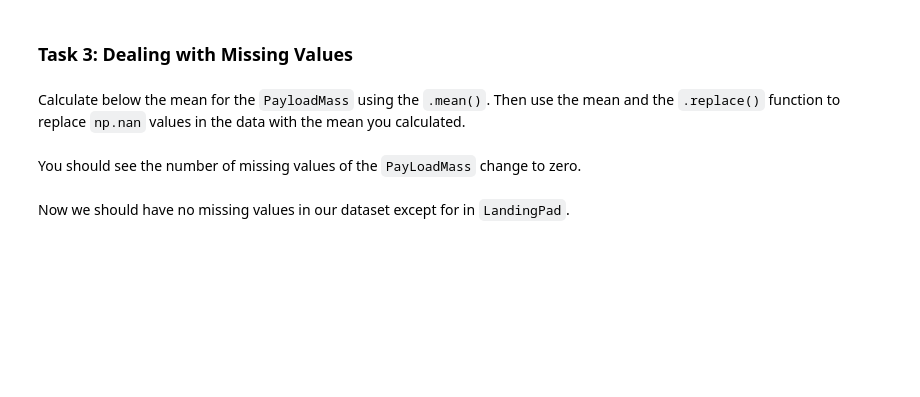
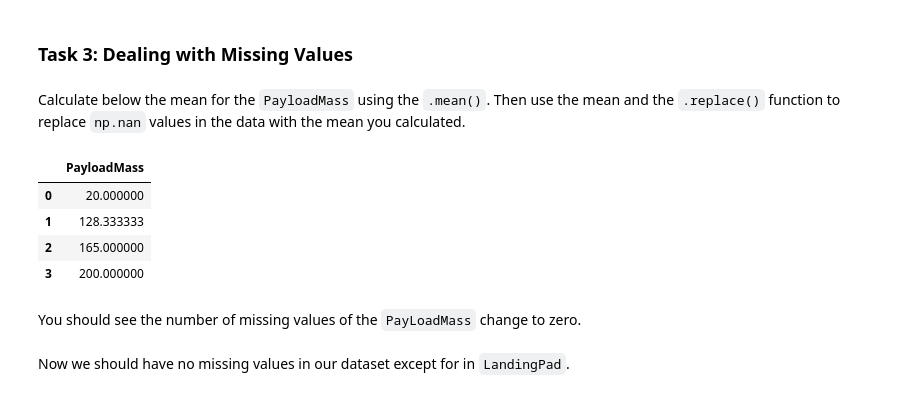
Before and after one commit to k0s3r40/coursera-data-science, a Jupyter notebook: applied_data_science_capstone/jupyter-labs-spacex-data-collection-api.ipynb, the cells around one changed output. Drawn from its saved outputs; the diff is of its cells as text; code cells hidden in the pictures; blank space fills up the shorter version.

```diff
--- a/applied_data_science_capstone/jupyter-labs-spacex-data-collection-api.ipynb
+++ b/applied_data_science_capstone/jupyter-labs-spacex-data-collection-api.ipynb
@@ -305,8 +310,14 @@ Before we can continue we must deal with these missing values. The <code>Landing
 Calculate below the mean for the <code>PayloadMass</code> using the <code>.mean()</code>. Then use the mean and the <code>.replace()</code> function to replace `np.nan` values in the data with the mean you calculated.
 # %%
 # Calculate the mean value of PayloadMass column
-
+data[['PayloadMass']].fillna(data[['PayloadMass']].mean())
 # Replace the np.nan values with its mean value
+# %% [output]
+|  | PayloadMass |
+| 0 | 20.000000 |
+| 1 | 128.333333 |
+| 2 | 165.000000 |
+| 3 | 200.000000 |
 # %% [markdown]
 You should see the number of missing values of the <code>PayLoadMass</code> change to zero.
 # %% [markdown]
```
Also changed, not shown: parts of 7 cells of this notebook, 1 other file.
